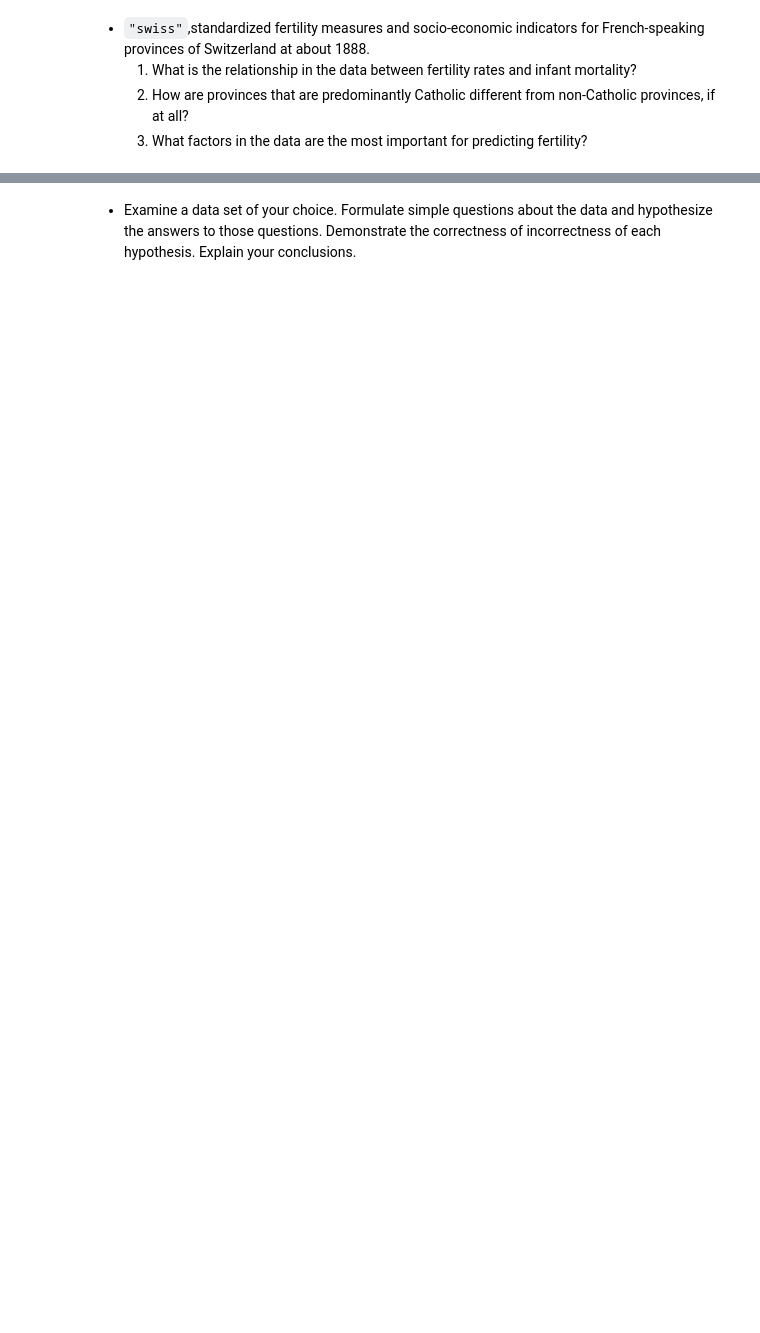
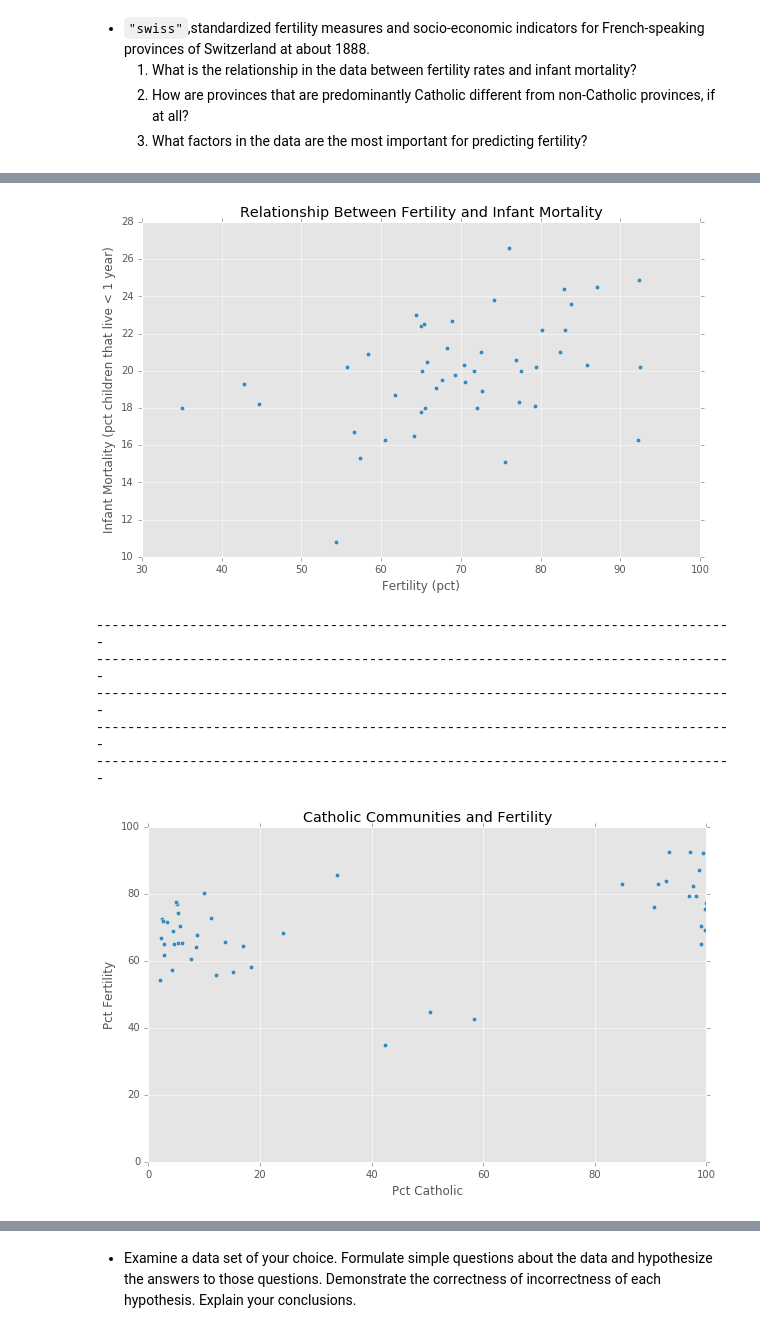
Before and after one commit to mattschaelling/acme_vol3, a Jupyter notebook: Pandas3/pandas3.ipynb, the cells around one changed output, grey strips where cells are left out. Drawn from its saved outputs; the diff is of its cells as text; code cells hidden in the pictures; blank space fills up the shorter version.

```diff
--- a/Pandas3/pandas3.ipynb
+++ b/Pandas3/pandas3.ipynb
@@ -145,3 +251,7 @@ Use visualizations and/or pivot tables as appropriate to support your conclusion
     1. What is the relationship in the data between fertility rates and infant mortality?
     2. How are provinces that are predominantly Catholic different from non-Catholic provinces, if at all?
     3. What factors in the data are the most important for predicting fertility?
+# %%
+#data('swiss',show_doc=True)
+swiss = data('swiss')
+swiss.sample(5)
@@ -147,0 +265,48 @@ Use visualizations and/or pivot tables as appropriate to support your conclusion
+# %%
+swiss.plot(kind='scatter', x='Fertility', y='Infant.Mortality')
+plt.title("Relationship Between Fertility and Infant Mortality")
+plt.xlabel("Fertility (pct)")
+plt.ylabel("Infant Mortality (pct children that live < 1 year)")
+plt.show()
+
+print("----------------------------------------------------------------------------------\n"*5)
+
+swiss.plot(kind='scatter', x='Catholic', y='Fertility')
+plt.title("Catholic Communities and Fertility")
+plt.xlabel("Pct Catholic")
+plt.ylabel("Pct Fertility")
+plt.ylim(0,100)
+plt.xlim(0,100)
+plt.show()
+
+swiss.plot(kind='scatter', x='Catholic', y='Infant.Mortality')
+plt.title("Catholic Communities and Infant Mortality")
+plt.xlabel("Pct Catholic")
+plt.ylabel("Pct Infant Mortality (pct children that live < 1 year)")
+plt.ylim(0,100)
+plt.xlim(0,100)
+plt.show()
+
+swiss.plot(kind='scatter', x='Catholic', y='Agriculture')
+plt.title("Catholic Communities and Agriculture")
+plt.xlabel("Pct Catholic")
+plt.ylabel("Pct Agrigarian")
+plt.ylim(0,100)
+plt.xlim(0,100)
+plt.show()
+
+swiss.plot(kind='scatter', x='Catholic', y='Education')
+plt.title("Catholic Communities and Education")
+plt.xlabel("Pct Catholic")
+plt.ylabel("Pct Educated")
+plt.ylim(0,100)
+plt.xlim(0,100)
+plt.show()
+# %% [output]
+[figure, added]
+----------------------------------------------------------------------------------
+----------------------------------------------------------------------------------
+----------------------------------------------------------------------------------
+----------------------------------------------------------------------------------
+----------------------------------------------------------------------------------
+[figure, added]
```
Also changed, not shown: parts of 25 cells of this notebook, 1 other file.
